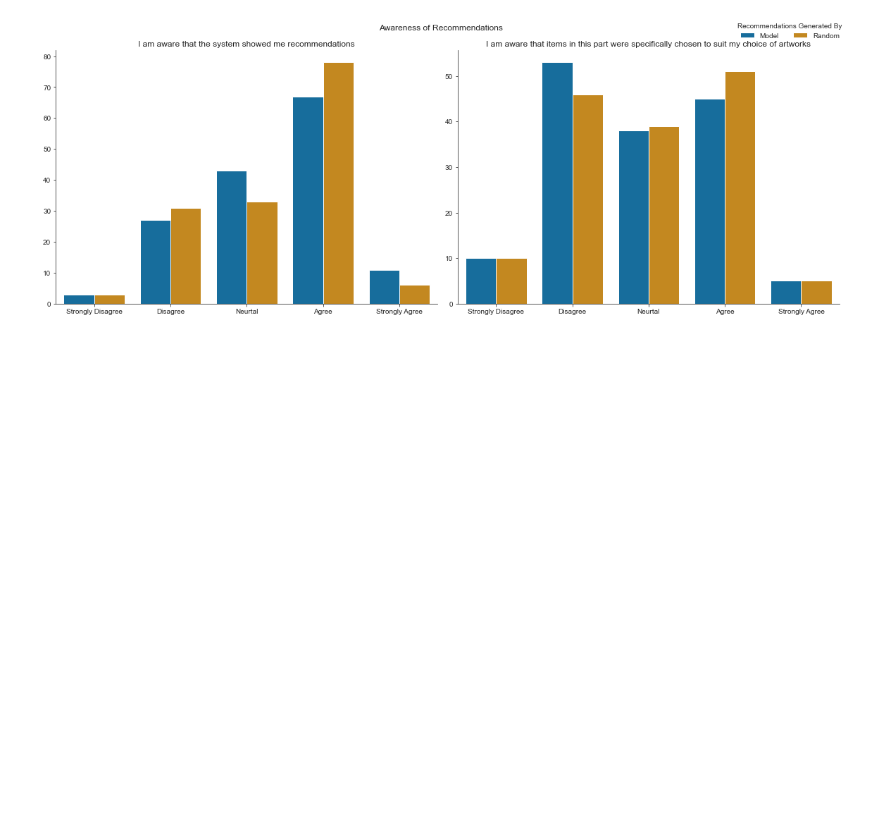
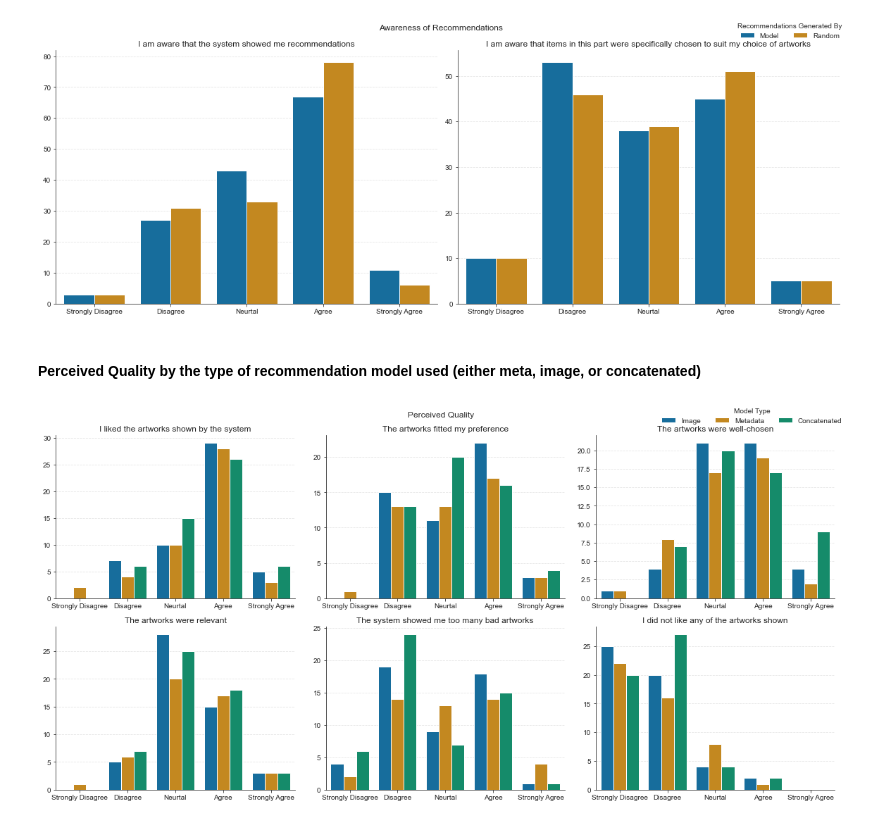
Before and after one commit to MuseRec/analytics, a Jupyter notebook: notebooks/post-study.ipynb, the cells around one changed output. Drawn from its saved outputs; the diff is of its cells as text; code cells hidden in the pictures; blank space fills up the shorter version.

Commit message:
added model type splits

```diff
--- a/notebooks/post-study.ipynb
+++ b/notebooks/post-study.ipynb
@@ -184,6 +184,7 @@ for ax, q in zip(axes, questions['satisfaction']):
         title = question_mappings[q]
     )
     p.legend_.remove()
+    p.yaxis.grid(True, alpha = 0.5, linestyle = 'dashed')
 
 handles, labels = axes[-1].get_legend_handles_labels()
 fig.legend(handles, ['Model', 'Random'], ncol = 2, title = 'Recommendations Generated By', frameon = False)
@@ -216,6 +217,7 @@ for ax, q in zip(axes, questions['effectiveness']):
         title = question_mappings[q]
     )
     p.legend_.remove()
+    p.yaxis.grid(True, alpha = 0.5, linestyle = 'dashed')
 
 handles, labels = axes[-1].get_legend_handles_labels()
 fig.legend(handles, ['Model', 'Random'], ncol = 2, title = 'Recommendations Generated By', frameon = False)
@@ -248,6 +250,7 @@ for ax, q in zip(axes, questions['quality']):
         title = question_mappings[q]
     )
     p.legend_.remove()
+    p.yaxis.grid(True, alpha = 0.5, linestyle = 'dashed')
 
 handles, labels = axes[-1].get_legend_handles_labels()
 fig.legend(handles, ['Model', 'Random'], ncol = 2, title = 'Recommendations Generated By', frameon = False)
@@ -280,6 +283,7 @@ for ax, q in zip(axes, questions['awareness']):
         title = question_mappings[q]
     )
     p.legend_.remove()
+    p.yaxis.grid(True, alpha = 0.5, linestyle = 'dashed')
 
 handles, labels = axes[-1].get_legend_handles_labels()
 fig.legend(handles, ['Model', 'Random'], ncol = 2, title = 'Recommendations Generated By', frameon = False)
@@ -287,7 +291,40 @@ fig.legend(handles, ['Model', 'Random'], ncol = 2, title = 'Recommendations Gene
 fig.suptitle('Awareness of Recommendations')
 sns.despine()
 plt.tight_layout()
-# plt.show()
-plt.savefig('../plots/post-study/test_awareness_by_recs.png', dpi = 300)
+plt.show()
+# plt.savefig('../plots/post-study/test_awareness_by_recs.png', dpi = 300)
 # %% [output]
 [figure]
+# %% [markdown]
+#### Perceived Quality by the type of recommendation model used (either meta, image, or concatenated)
+# %%
+fig, axes = plt.subplots(nrows = 2, ncols = 3, figsize = (16, 8))
+axes = axes.ravel()
+
+for ax, q in zip(axes, questions['quality']):
+    p = sns.countplot(
+        x = q,
+        data = data_formatted[data_formatted.condition == 'model'],
+        ax = ax,
+        order = likert_mapping['order'],
+        hue = 'model_type'
+    )
+    p.set(
+        ylabel = '',
+        xlabel = '',
+        xticklabels = likert_mapping['formatted'],
+        title = question_mappings[q]
+    )
+    p.legend_.remove()
+    p.yaxis.grid(True, alpha = 0.5, linestyle = 'dashed')
+
+handles, labels = axes[-1].get_legend_handles_labels()
+fig.legend(handles, ['Image', 'Metadata', 'Concatenated'], ncol = 3, title = 'Model Type', frameon = False)
+
+fig.suptitle('Perceived Quality')
+sns.despine()
+plt.tight_layout()
+plt.show()
+# plt.savefig('../plots/post-study/perceived_quality_by_model_type.png', dpi = 300)
+# %% [output]
+[figure, added]
```
Also changed, not shown: parts of 5 cells of this notebook, 8 other files.
